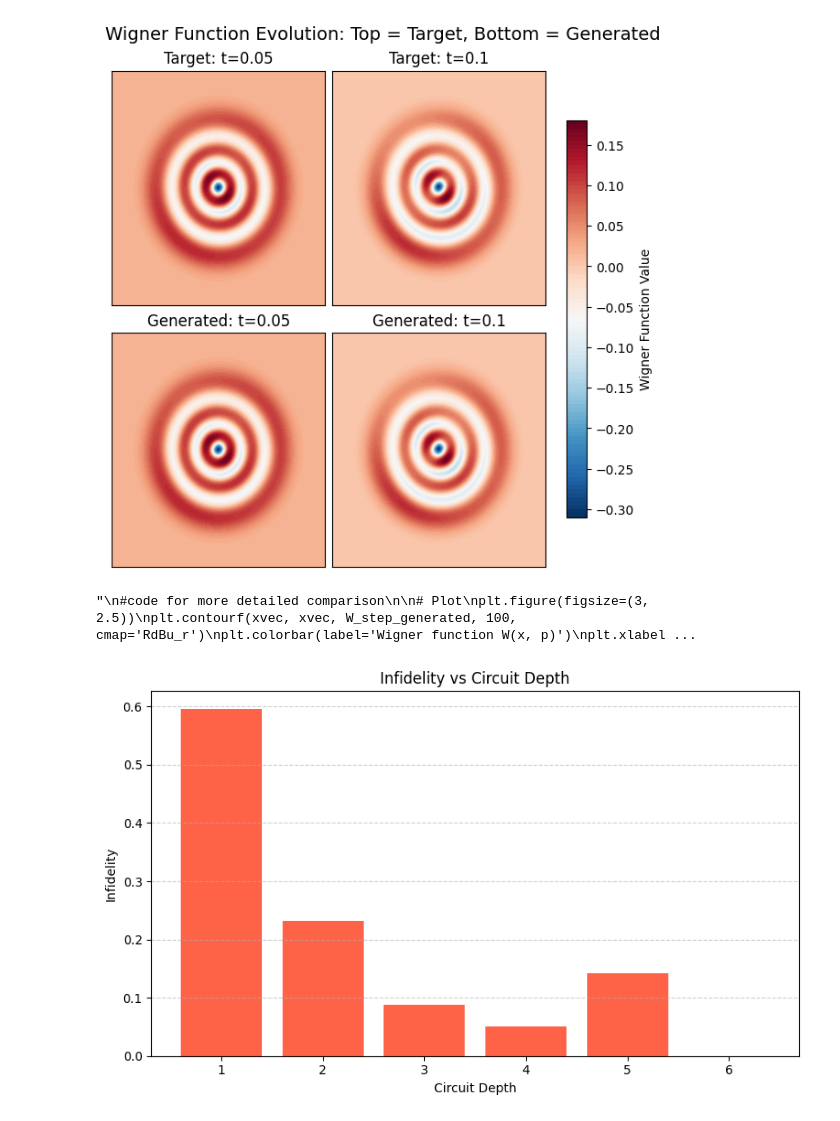
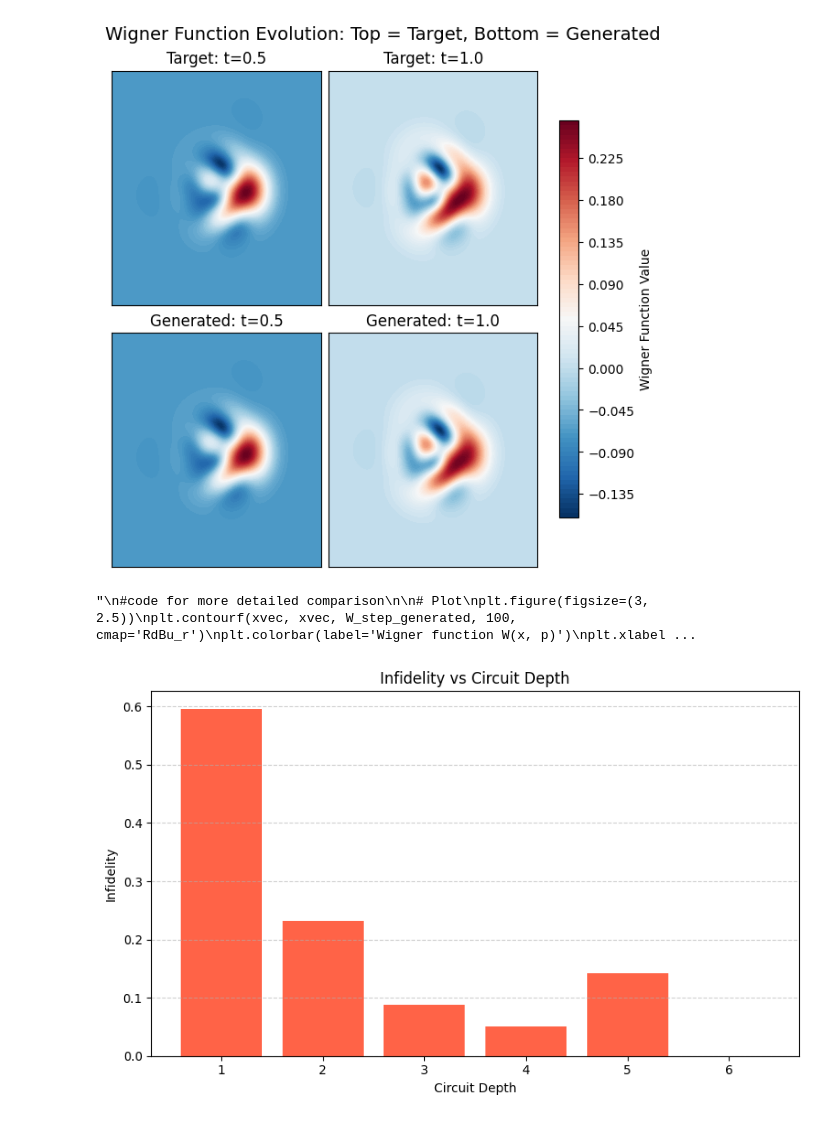
Before and after one commit to alexaymehra/hybrid-quantum-simulation, a Jupyter notebook: MorseOptimizedParameters.ipynb, the cells around one changed output. Saved outputs shown, nothing was run; the diff lists cells and outputs as text; code cells hidden in the pictures.

Commit message:
Added Coherent State Support and Changed Wavefunction Plots

```diff
--- a/MorseOptimizedParameters.ipynb
+++ b/MorseOptimizedParameters.ipynb
@@ -15,14 +15,13 @@ Definining the Operators
 """
 
 # Parameters for Morse Time Evolution
-time = 0.1
+time = 1
 mass = 1
 diss_energy = 8
 width_param = 1
 equib_length = 0
 
-hbar = 1
-# 6.62607015 * (10 ** (-34))
+hbar = 1 # 6.62607015 * (10 ** (-34))
 
 # Truncation for the oscillator Fock space
 N = np.sqrt(2 * mass * diss_energy) / (width_param * hbar)
@@ -165,7 +165,7 @@ plt.show()
 # %%
 # Optimize
 
-d = 8                                           # number of gate layers
+d = 12                                           # number of gate layers
 num_params = d * 4                              # [Re(α), Im(α), θ, φ] per gate
 
 # Provides small initial guess near 0
@@ -326,10 +349,23 @@ step_generated_unitary = sp.linalg.expm(-1j * generated_hamiltonian * time_step)
 # Define phase space grid
 xvec = np.linspace(-5, 5, 200)
 
+#Function to create a coherent state
+def coherent_state(alpha, N):
+    """
+    Returns the truncated coherent state |α⟩ in Fock basis of dimension N.
+    """
+    n = np.arange(N)
+    state = (alpha ** n) / np.sqrt(sp.special.factorial(n))
+    state *= np.exp(-0.5 * abs(alpha) ** 2)
+    return state.astype(complex)
+
+alfa = 1.0
+init_matrix = coherent_state(alfa, n_var)
+
 # Initial state:
 fock_num = 5
-init_matrix = np.zeros(n_var, dtype=complex)
-init_matrix[fock_num] = 1.0
+#init_matrix = np.zeros(n_var, dtype=complex)
+#init_matrix[fock_num] = 1.0
 
 # Apply synthesized unitary
 step_state_generated = step_generated_unitary @ init_matrix
@@ -411,34 +447,34 @@ for i in range(steps - 1):
     step_state_generated = step_generated_unitary @ step_state_generated
     step_state_target = step_target_unitary @ step_state_target
 
     step_qobj_generated = Qobj(step_state_generated, dims=[n_var, [1]])
     step_qobj_target = Qobj(step_state_target, dims=[n_var, [1]])
 
     W_step_generated = wigner(step_qobj_generated, xvec, xvec)
     W_step_target = wigner(step_qobj_target, xvec, xvec)
 
     # Plot
     plt.figure(figsize=(3, 2.5))
     plt.contourf(xvec, xvec, W_step_generated, 100, cmap='RdBu_r')
     plt.colorbar(label='Wigner function W(x, p)')
     plt.xlabel('x')
     plt.ylabel('p')
     plt.title(f'Evolved State (Generated, time {time_step * i + 2 * time_step})')
     plt.tight_layout()
     plt.show()
 
     # Plot
     plt.figure(figsize=(3, 2.5))
     plt.contourf(xvec, xvec, W_step_target, 100, cmap='RdBu_r')
     plt.colorbar(label='Wigner function W(x, p)')
     plt.xlabel('x')
     plt.ylabel('p')
     plt.title(f'Evolved State (Target, time {time_step * i + 2 * time_step})')
     plt.tight_layout()
     plt.show()
 """
 # %% [output]
-[figure, old version]
+[figure, new version]
 "\n#code for more detailed comparison\n\n# Plot\nplt.figure(figsize=(3, 2.5))\nplt.contourf(xvec, xvec, W_step_generated, 100, cmap='RdBu_r')\nplt.colorbar(label='Wigner function W(x, p)')\nplt.xlabel ...
 # %%
 # Plot Error vs Gate Depth
```
Also changed, not shown: parts of 4 cells of this notebook.
